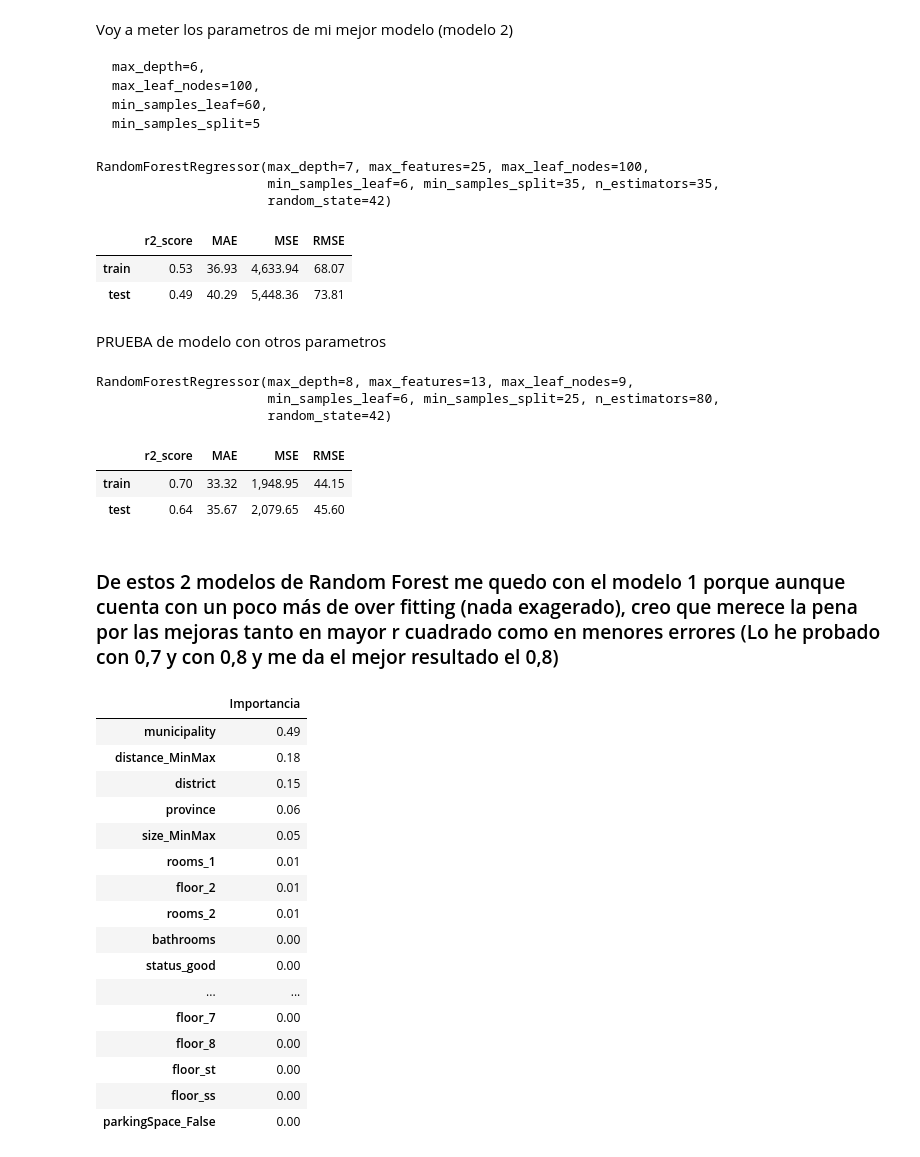
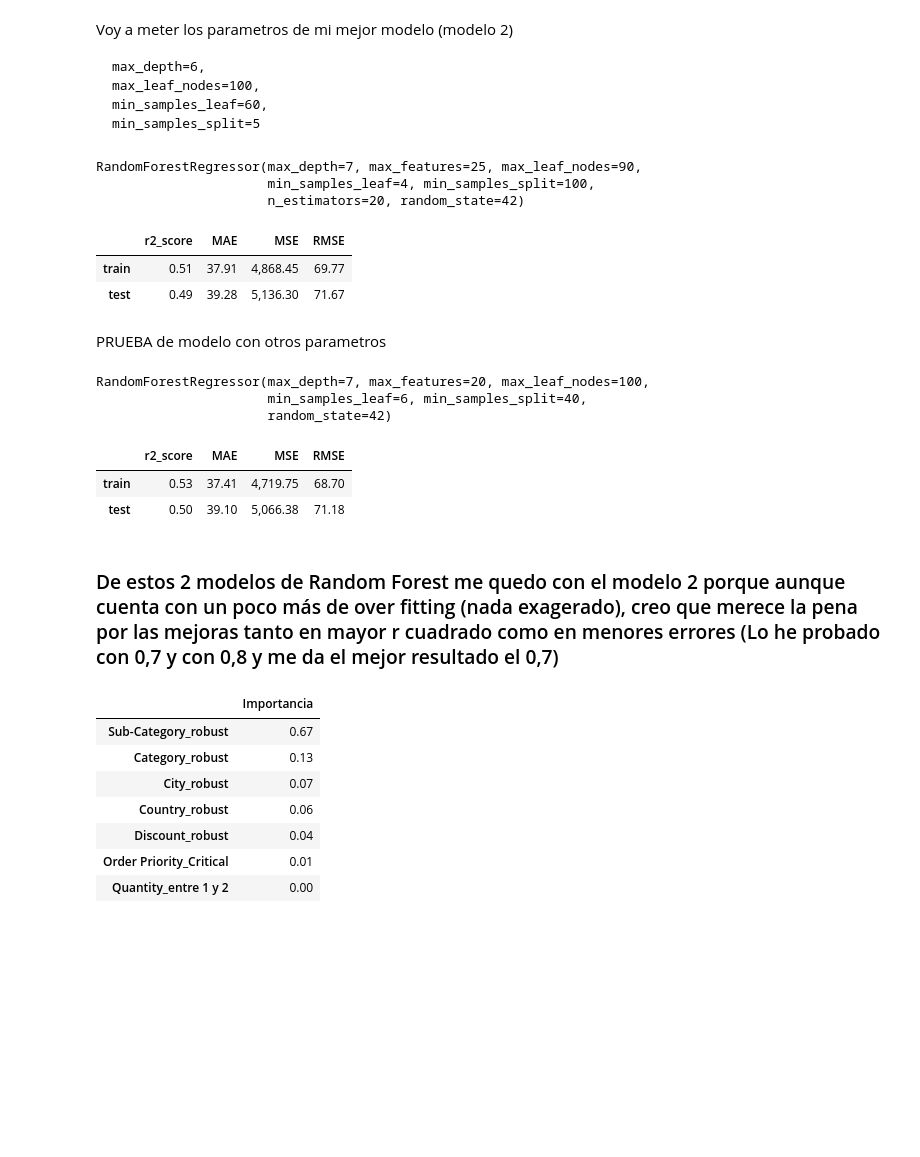
Before and after one commit to jgilsu11/Proyecto9-Clustering, a Jupyter notebook: Notebooks/Modelos/Modelo 1/random_forest0.ipynb, the cells around one changed output. Drawn from its saved outputs; the diff is of its cells as text; code cells hidden in the pictures; blank space fills up the shorter version.

Commit message:
Subida hasta modelo para cluster 1 (falta el modelo del cluster 2)

```diff
--- a/Notebooks/Modelos/Modelo 1/random_forest0.ipynb
+++ b/Notebooks/Modelos/Modelo 1/random_forest0.ipynb
@@ -59,7 +59,7 @@ df_encoded.head()
 x= df_encoded.drop(columns="Sales_unitario")
 y= df_encoded[["Sales_unitario"]]
 # %%
-x_train,x_test,y_train,y_test= train_test_split(x, y, train_size=0.8, random_state=42, shuffle=True)
+x_train,x_test,y_train,y_test= train_test_split(x, y, train_size=0.7, random_state=42, shuffle=True)
 # %% [markdown]
 Voy a meter los parametros de mi mejor modelo (modelo 2)
 
@@ -70,12 +70,12 @@ Voy a meter los parametros de mi mejor modelo (modelo 2)
 # %%
 # Definimos un espacio de parámetros para optimizar
 params_rf = {
-    'n_estimators': [35,50,65,80,100,120],    #número de árboles que queremos que haga
-    'max_features': [4,8,10,13,25,35,45],
+    'n_estimators': [20,35,45,100],    #número de árboles que queremos que haga
+    'max_features': [10,15,20,25],
     'max_depth': [6,7,8],
-    'min_samples_split': [5,25,30,35],
-    'min_samples_leaf': [6,7,8,60],
-    'max_leaf_nodes': [8,9,10,100]
+    'min_samples_split': [30,40,45,100,120],
+    'min_samples_leaf': [4,6,7,8],
+    'max_leaf_nodes': [8,90,100,120]
 }
 
 modelo_rf= RandomForestRegressor(random_state=42, bootstrap=True)    #bootstrap es para que haga un muestreo con remplazo (hace que dentro de distintos árboles te pueda coger el mismo dato)
@@ -89,9 +89,9 @@ grid_search_rf.fit(x_train,y_train["Sales_unitario"].values)   #esta puesto así
 modelo_final_rf= grid_search_rf.best_estimator_
 modelo_final_rf
 # %% [output]
-RandomForestRegressor(max_depth=7, max_features=25, max_leaf_nodes=100,
-                      min_samples_leaf=6, min_samples_split=35, n_estimators=35,
-                      random_state=42)
+RandomForestRegressor(max_depth=7, max_features=25, max_leaf_nodes=90,
+                      min_samples_leaf=4, min_samples_split=100,
+                      n_estimators=20, random_state=42)
 # %%
 y_pred_test_rf=modelo_final_rf.predict(x_test)
 y_pred_train_rf=modelo_final_rf.predict(x_train)
@@ -100,19 +100,19 @@ df_metricas_rf= f.metricas(y_train,y_pred_train_rf, y_test , y_pred_test_rf)
 df_metricas_rf.T
 # %% [output]
 |  | r2_score | MAE | MSE | RMSE |
-| train | 0.53 | 36.93 | 4,633.94 | 68.07 |
-| test | 0.49 | 40.29 | 5,448.36 | 73.81 |
+| train | 0.51 | 37.91 | 4,868.45 | 69.77 |
+| test | 0.49 | 39.28 | 5,136.30 | 71.67 |
 # %% [markdown]
 PRUEBA de modelo con otros parametros
 # %%
 # Definimos un espacio de parámetros para optimizar
 params_rf = {
-    'n_estimators': [80,100,120],    #número de árboles que queremos que haga
-    'max_features': [4,8,10,13],
+    'n_estimators': [20,35,45,100],    #número de árboles que queremos que haga
+    'max_features': [20,25,30],
     'max_depth': [6,7,8],
-    'min_samples_split': [25,30,35],
+    'min_samples_split': [40,45,100, 120],
     'min_samples_leaf': [6,7,8],
-    'max_leaf_nodes': [8,9,10]
+    'max_leaf_nodes': [8,10,100,120]
 }
 
 modelo_rf= RandomForestRegressor(random_state=42, bootstrap=True)    #bootstrap es para que haga un muestreo con remplazo (hace que dentro de distintos árboles te pueda coger el mismo dato)
@@ -122,12 +122,12 @@ grid_search_rf= GridSearchCV(modelo_rf,
                              scoring= "neg_mean_squared_error",
                              n_jobs=-1)
 
-grid_search_rf.fit(x_train,y_train["price"].values)   #esta puesto así porque se necesita un array de una dimension
+grid_search_rf.fit(x_train,y_train["Sales_unitario"].values)   #esta puesto así porque se necesita un array de una dimension
 modelo_final_rf= grid_search_rf.best_estimator_
 modelo_final_rf
 # %% [output]
-RandomForestRegressor(max_depth=8, max_features=13, max_leaf_nodes=9,
-                      min_samples_leaf=6, min_samples_split=25, n_estimators=80,
+RandomForestRegressor(max_depth=7, max_features=20, max_leaf_nodes=100,
+                      min_samples_leaf=6, min_samples_split=40,
                       random_state=42)
 # %%
 y_pred_test_rf=modelo_final_rf.predict(x_test)
@@ -137,31 +137,22 @@ df_metricas_rf= f.metricas(y_train,y_pred_train_rf, y_test , y_pred_test_rf)
 df_metricas_rf.T
 # %% [output]
 |  | r2_score | MAE | MSE | RMSE |
-| train | 0.70 | 33.32 | 1,948.95 | 44.15 |
-| test | 0.64 | 35.67 | 2,079.65 | 45.60 |
+| train | 0.53 | 37.41 | 4,719.75 | 68.70 |
+| test | 0.50 | 39.10 | 5,066.38 | 71.18 |
 # %% [markdown]
-### De estos 2 modelos de Random Forest me quedo con el modelo 1 porque aunque cuenta con un poco más de over fitting (nada exagerado), creo que merece la pena por las mejoras tanto en mayor r cuadrado como en menores errores (Lo he probado con 0,7 y con 0,8 y me da el mejor resultado el 0,8)
+### De estos 2 modelos de Random Forest me quedo con el modelo 2 porque aunque cuenta con un poco más de over fitting (nada exagerado), creo que merece la pena por las mejoras tanto en mayor r cuadrado como en menores errores (Lo he probado con 0,7 y con 0,8 y me da el mejor resultado el 0,7)
 # %%
 df_importancia=pd.DataFrame(modelo_final_rf.feature_importances_, columns= ["Importancia"], index= x.columns).sort_values(by= "Importancia", ascending=False)
-df_importancia
+df_importancia.head(7)
 # %% [output]
 |  | Importancia |
-| municipality | 0.49 |
-| distance_MinMax | 0.18 |
-| district | 0.15 |
-| province | 0.06 |
-| size_MinMax | 0.05 |
-| rooms_1 | 0.01 |
-| floor_2 | 0.01 |
-| rooms_2 | 0.01 |
-| bathrooms | 0.00 |
-| status_good | 0.00 |
-| ... | ... |
-| floor_7 | 0.00 |
-| floor_8 | 0.00 |
-| floor_st | 0.00 |
-| floor_ss | 0.00 |
-| parkingSpace_False | 0.00 |
+| Sub-Category_robust | 0.67 |
+| Category_robust | 0.13 |
+| City_robust | 0.07 |
+| Country_robust | 0.06 |
+| Discount_robust | 0.04 |
+| Order Priority_Critical | 0.01 |
+| Quantity_entre 1 y 2 | 0.00 |
 # %%
 sns.barplot(x="Importancia", y= df_importancia.index, hue=df_importancia.index, data= df_importancia)
 # %% [output]
```
Also changed, not shown: parts of 3 cells of this notebook, 28 other files.
